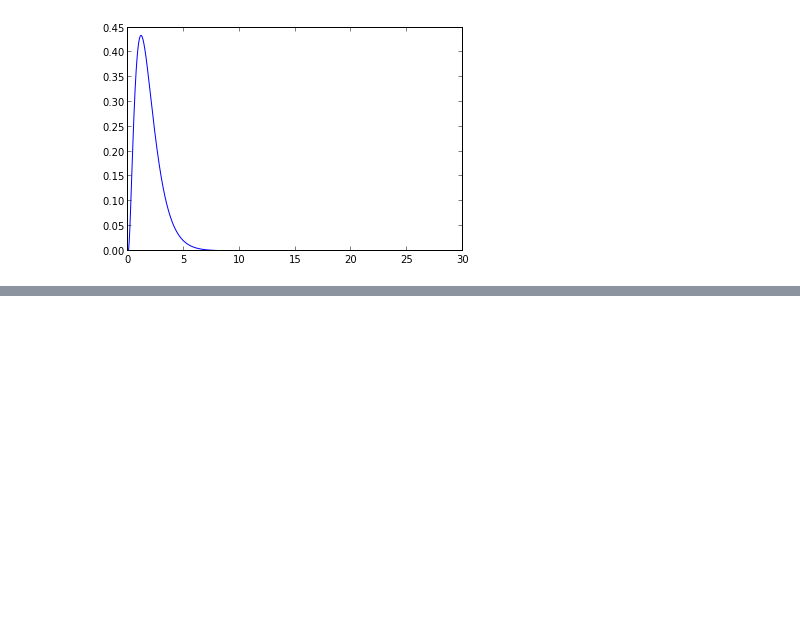
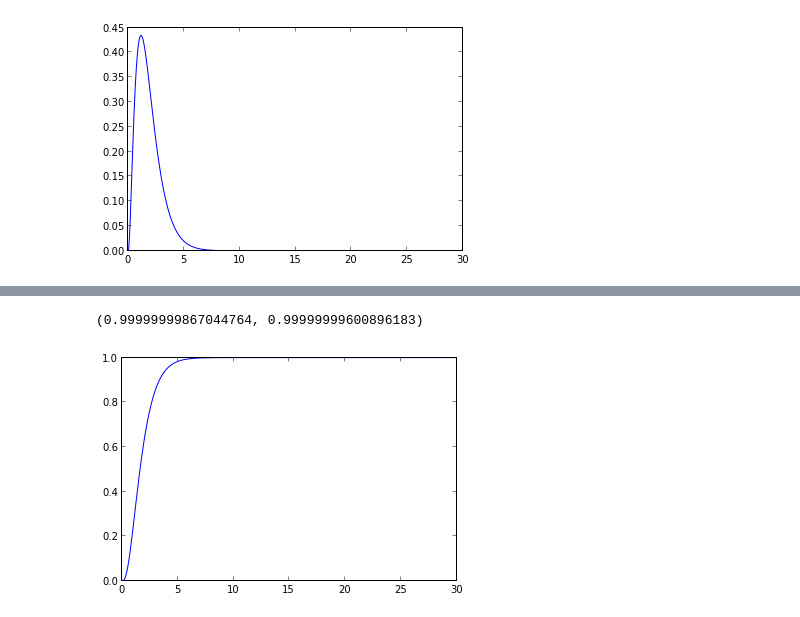
Before and after one commit to Nicolucas/GitFolder, a Jupyter notebook: Darle atomos/Atomo Helio.ipynb, the cells around one changed output, grey strips where cells are left out. Drawn from its saved outputs; the diff is of its cells as text; code cells hidden in the pictures; blank space fills up the shorter version.

```diff
--- a/Darle atomos/Atomo Helio.ipynb
+++ b/Darle atomos/Atomo Helio.ipynb
@@ -24,7 +24,7 @@ E0=(-13.6*z*z)
 h=0.0001
 maxim=30.0
 
-u =arange(0.0001,maxim,du)
+u =arange(0.0001,maxim,h)
 n_points=shape(u)[0]
 x=zeros(n_points)
 y_1 = zeros(n_points)
@@ -107,6 +107,6 @@ plot(u,P1)
 Sumatoria=empty(0)
 Sumatoria=np.append(Sumatoria,0)
 for i in range(1,n_points):
-    Sumatoria=np.append(Sumatoria,Sumatoria[i-1]+P1[i]*h)
+    Sumatoria=np.append(Sumatoria,Sumatoria[i-1]+P1[i-1]*h)
 Sumatoria
 # %% [output]
@@ -114,0 +115,6 @@ array([  0.00000000e+00,   1.11200217e-11,   3.61333994e-11, ...,
+# %%
+plot(u,Sumatoria)
+print(Sumatoria[-1],Sumatoria[-2])
+# %% [output]
+(0.99999999867044764, 0.99999999600896183)
+[figure, added]
```
Also changed, not shown: parts of 45 cells of this notebook.
